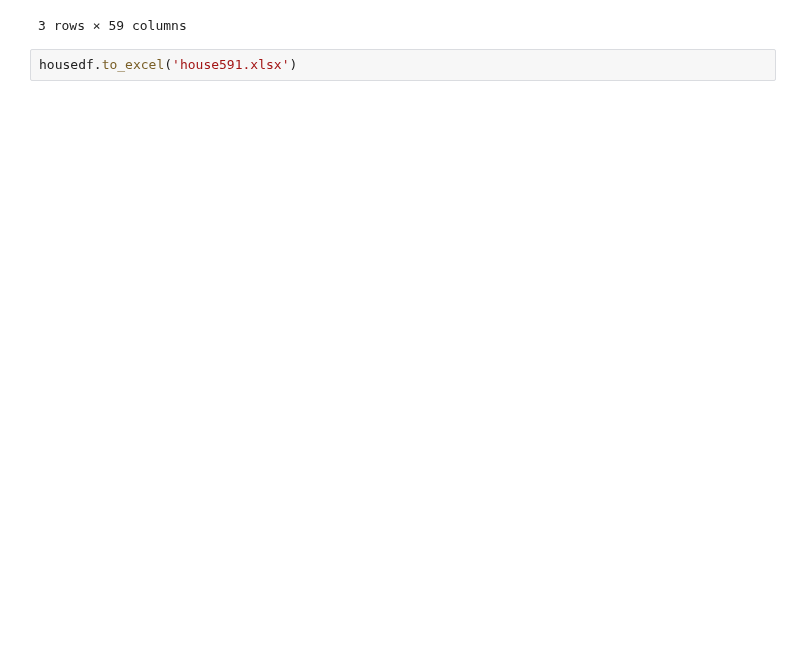
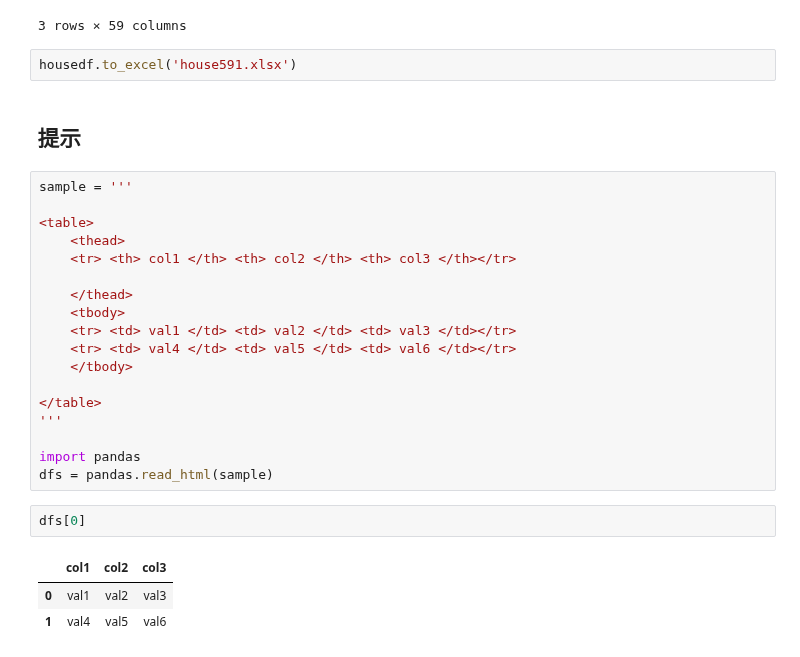
Before and after one commit to ywchiu/ctbc, a Jupyter notebook: Demo20181029.ipynb, the cells around one changed output. Saved outputs shown, nothing was run; the diff lists cells and outputs as text; blank space fills up the shorter version.

```diff
--- a/Demo20181029.ipynb
+++ b/Demo20181029.ipynb
@@ -697,3 +697,29 @@ housedf.sort_values('price', ascending = False).head(3)
 3 rows × 59 columns
 # %%
 housedf.to_excel('house591.xlsx')
+# %% [markdown]
+## 提示
+# %%
+sample = '''
+
+<table>
+    <thead>
+    <tr> <th> col1 </th> <th> col2 </th> <th> col3 </th></tr>
+
+    </thead>
+    <tbody>
+    <tr> <td> val1 </td> <td> val2 </td> <td> val3 </td></tr>
+    <tr> <td> val4 </td> <td> val5 </td> <td> val6 </td></tr>
+    </tbody>
+
+</table>
+'''
+
+import pandas
+dfs = pandas.read_html(sample)
+# %%
+dfs[0]
+# %% [output]
+|  | col1 | col2 | col3 |
+| 0 | val1 | val2 | val3 |
+| 1 | val4 | val5 | val6 |
```
